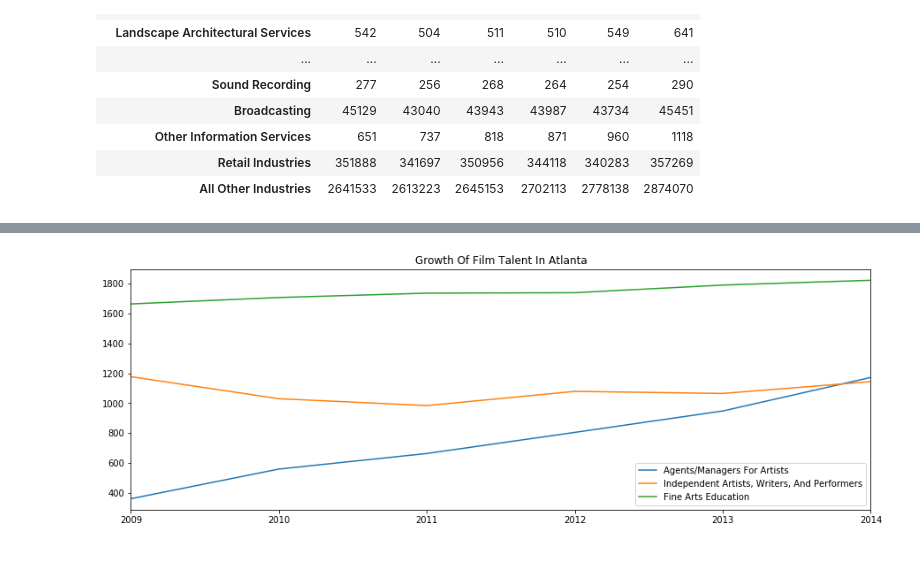
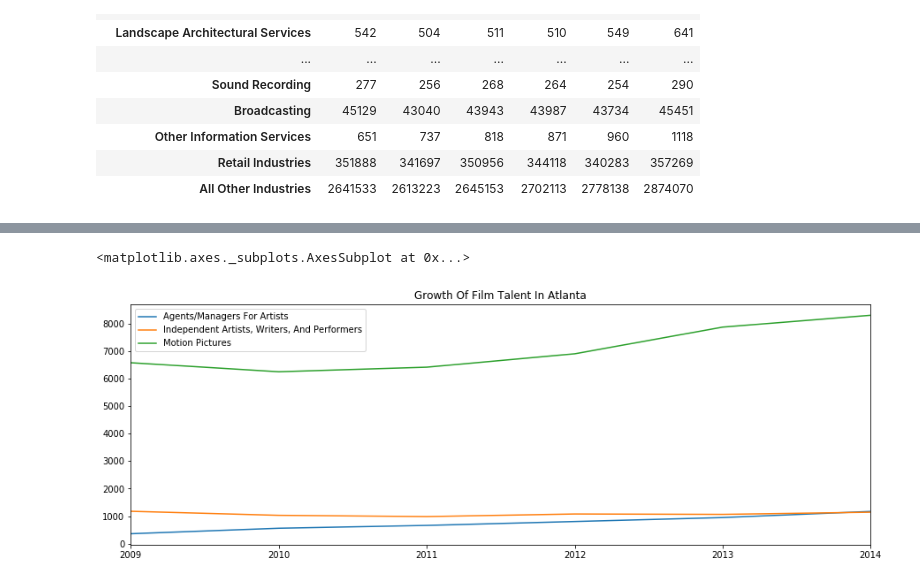
Before and after one commit to maijaliisa/studio-projects, a Jupyter notebook: code/georgians_in_the_arts/ATLANTANS_IN_THE_ARTS.ipynb, the cells around one changed output, grey strips where cells are left out. Cells and saved outputs as stored; diff of their text form; code cells hidden in the pictures.

```diff
--- a/code/georgians_in_the_arts/ATLANTANS_IN_THE_ARTS.ipynb
+++ b/code/georgians_in_the_arts/ATLANTANS_IN_THE_ARTS.ipynb
@@ -76,8 +76,9 @@ plt.savefig("JOBSSINCETAXINCENTIVE.pdf")
 # %%
 ax = new_df.loc['Agents/Managers For Artists'].plot(figsize=(15,5),legend=True)
 #ga_arts.loc['Motion Pictures'].plot(figsize=(15,5), legend=True, ax=ax)
 new_df.loc['Independent Artists, Writers, And Performers'].plot(figsize=(15,5), legend=True, ax=ax, title='Growth Of Film Talent In Atlanta')
-new_df.loc['Fine Arts Education'].plot(figsize=(15,5), legend=True, ax=ax)
-plt.savefig("JOBSSINCETAXINCENTIVE_USETHISONE.pdf")
+new_df.loc['Motion Pictures'].plot(figsize=(15,5), legend=True, ax=ax)
+#plt.savefig("JOBSSINCETAXINCENTIVE_USETHISONE.pdf")
 # %% [output]
+<matplotlib.axes._subplots.AxesSubplot at 0x...>
-[figure, old version]
+[figure, new version]
```
Also changed, not shown: parts of 8 cells of this notebook, 25 other files.
